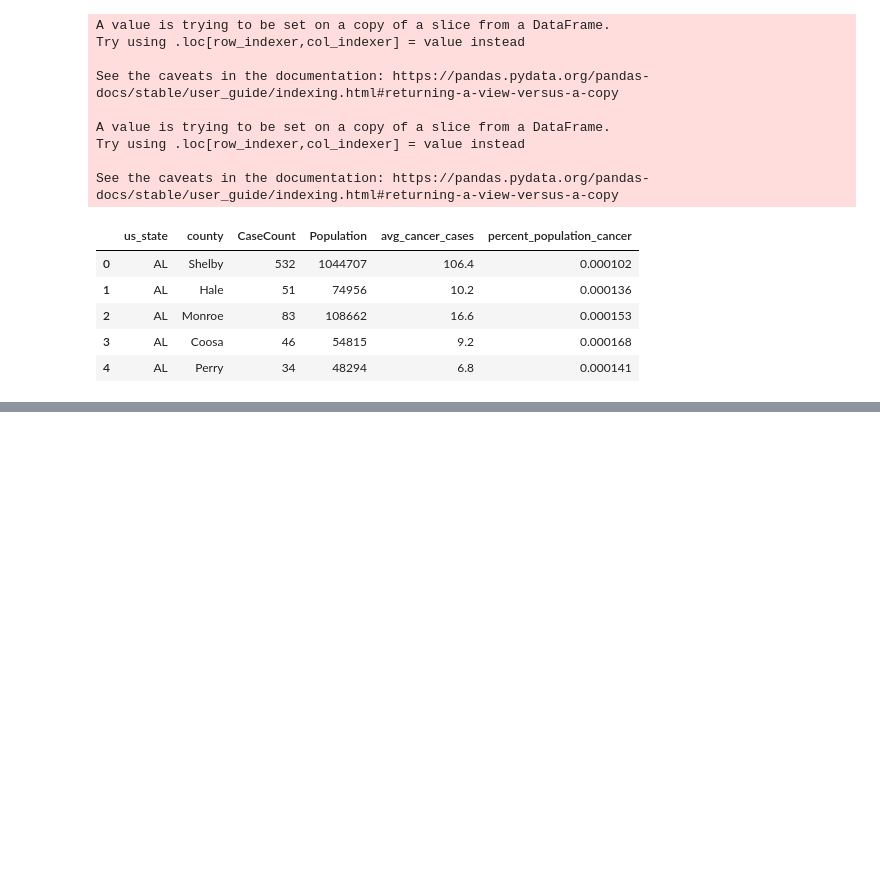
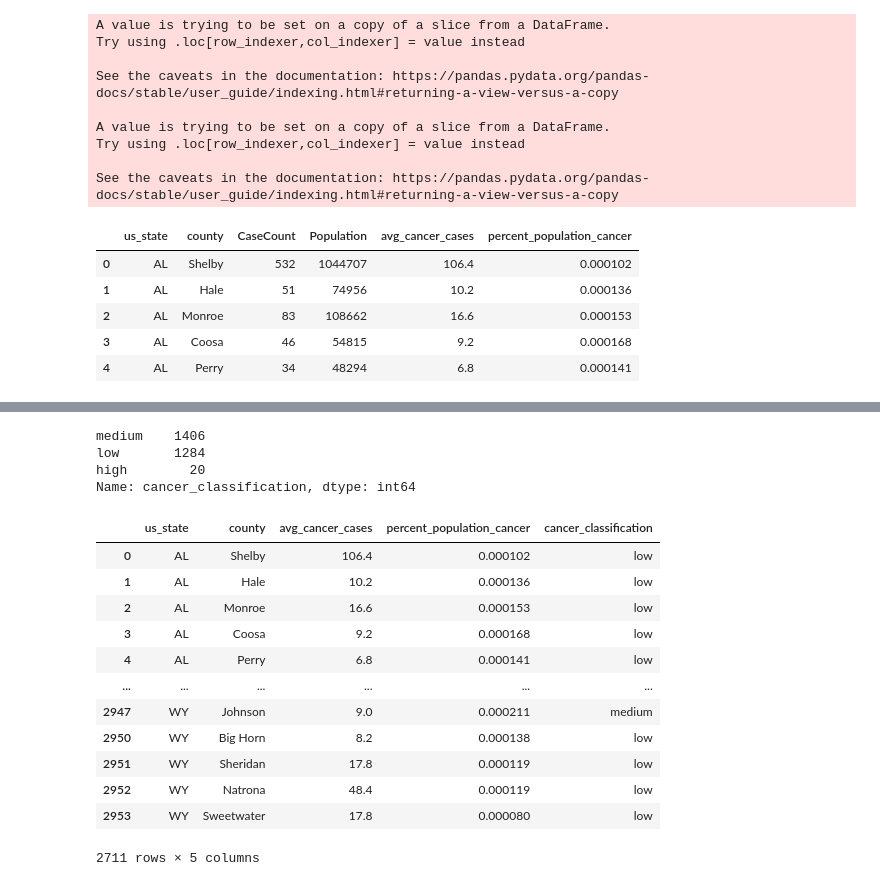
Before and after one commit to sarahheavner/Final_Project, a Jupyter notebook: Cancer_data.ipynb, the cells around one changed output, grey strips where cells are left out. Drawn from its saved outputs; the diff is of its cells as text; code cells hidden in the pictures; blank space fills up the shorter version.

Commit message:
completed cleaning cancer data

```diff
--- a/Cancer_data.ipynb
+++ b/Cancer_data.ipynb
@@ -158,0 +168,7 @@ See the caveats in the documentation: https://pandas.pydata.org/pandas-docs/stab
+# %%
+# create bins to cateogorize population percentage as low, medium, high
+bins = [.000021032, .000180650, .000340268, .000499888]
+category = ['low', 'medium', 'high']
+
+renamed_cancer_df['cancer_classification'] = pd.cut(renamed_cancer_df['percent_population_cancer'], bins, labels=category)
+renamed_cancer_df.head()
@@ -159,2 +187,26 @@ See the caveats in the documentation: https://pandas.pydata.org/pandas-docs/stab
+# %%
+renamed_cancer_df['cancer_classification'].value_counts()
+# %% [output]
+medium    1406
+low       1284
+high        20
+Name: cancer_classification, dtype: int64
+# %%
+clean_cancer_df = renamed_cancer_df.drop(columns ={'CaseCount', 'Population'})
+clean_cancer_df
+# %% [output]
+|  | us_state | county | avg_cancer_cases | percent_population_cancer | cancer_classification |
+| 0 | AL | Shelby | 106.4 | 0.000102 | low |
+| 1 | AL | Hale | 10.2 | 0.000136 | low |
+| 2 | AL | Monroe | 16.6 | 0.000153 | low |
+| 3 | AL | Coosa | 9.2 | 0.000168 | low |
+| 4 | AL | Perry | 6.8 | 0.000141 | low |
+| ... | ... | ... | ... | ... | ... |
+| 2947 | WY | Johnson | 9.0 | 0.000211 | medium |
+| 2950 | WY | Big Horn | 8.2 | 0.000138 | low |
+| 2951 | WY | Sheridan | 17.8 | 0.000119 | low |
+| 2952 | WY | Natrona | 48.4 | 0.000119 | low |
+| 2953 | WY | Sweetwater | 17.8 | 0.000080 | low |
+2711 rows × 5 columns
 # %%
 # Export file as a CSV, with index and header
```
Also changed, not shown: parts of 4 cells of this notebook, 1 other file.
